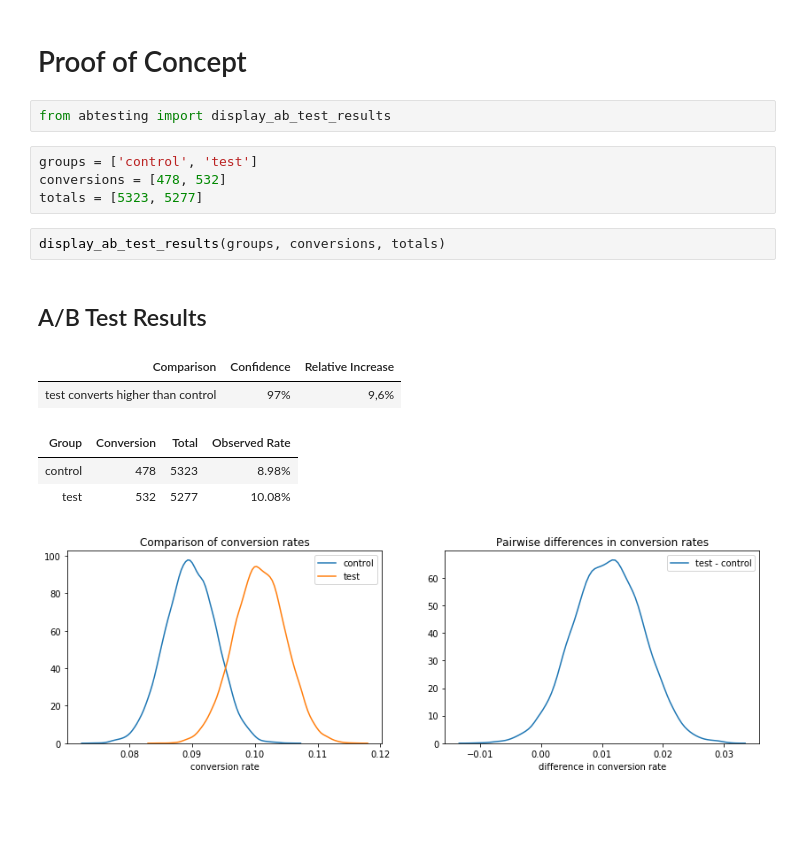
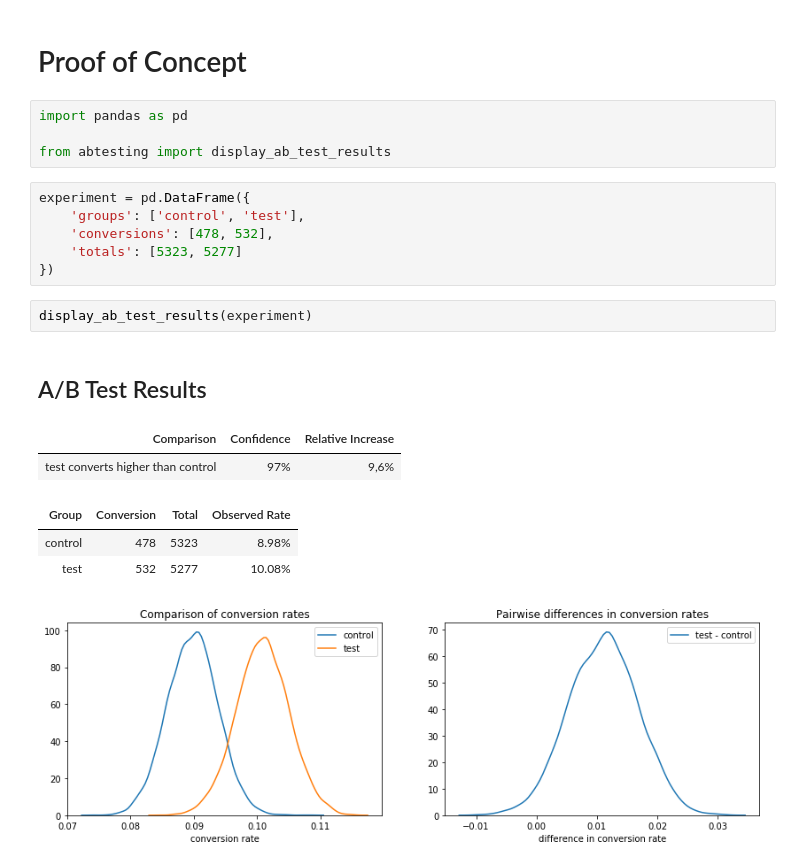
Before and after one commit to floscha/ab-testing-widget, a Jupyter notebook: proof_of_concept.ipynb, the cells around one changed output. Cells and saved outputs as stored; diff of their text form; blank space fills up the shorter version.

Commit message:
Add support for pandas DataFrames (resolves #5)

```diff
--- a/proof_of_concept.ipynb
+++ b/proof_of_concept.ipynb
@@ -1,18 +1,22 @@
 # %% [markdown]
 # Proof of Concept
 # %%
+import pandas as pd
+
 from abtesting import display_ab_test_results
 # %%
-groups = ['control', 'test']
-conversions = [478, 532]
-totals = [5323, 5277]
+experiment = pd.DataFrame({
+    'groups': ['control', 'test'],
+    'conversions': [478, 532],
+    'totals': [5323, 5277]
+})
-# %%
-display_ab_test_results(groups, conversions, totals)
-# %% [output]
-A/B Test Results
-| Comparison | Confidence | Relative Increase |
-| test converts higher than control | 97% | 9,6% |
-| Group | Conversion | Total | Observed Rate |
-| control | 478 | 5323 | 8.98% |
-| test | 532 | 5277 | 10.08% |
-[figure, removed]
+# %%
+display_ab_test_results(experiment)
+# %% [output]
+A/B Test Results
+| Comparison | Confidence | Relative Increase |
+| test converts higher than control | 97% | 9,6% |
+| Group | Conversion | Total | Observed Rate |
+| control | 478 | 5323 | 8.98% |
+| test | 532 | 5277 | 10.08% |
+[figure, added]
```
Also changed, not shown: 3 other files.
